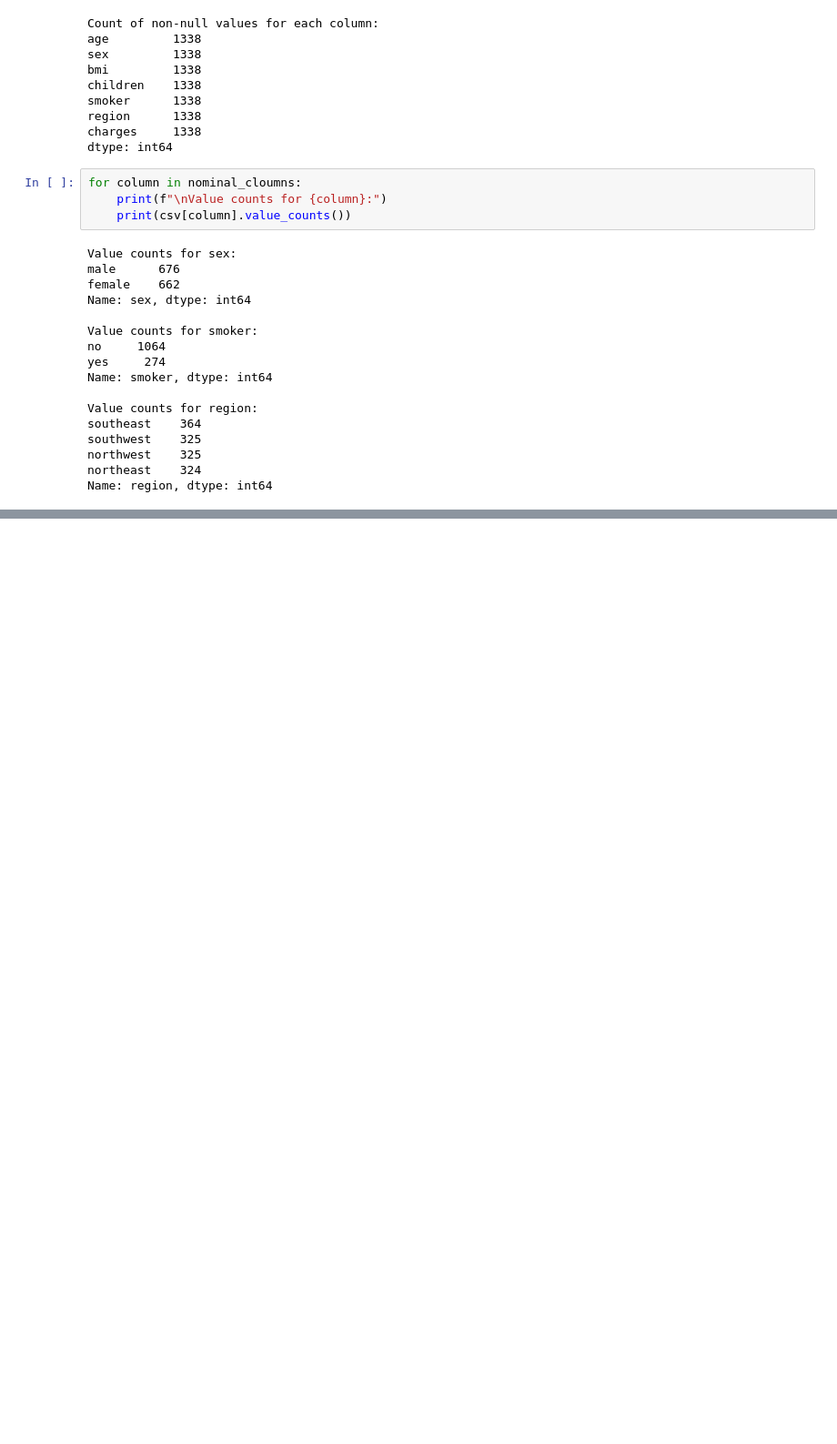
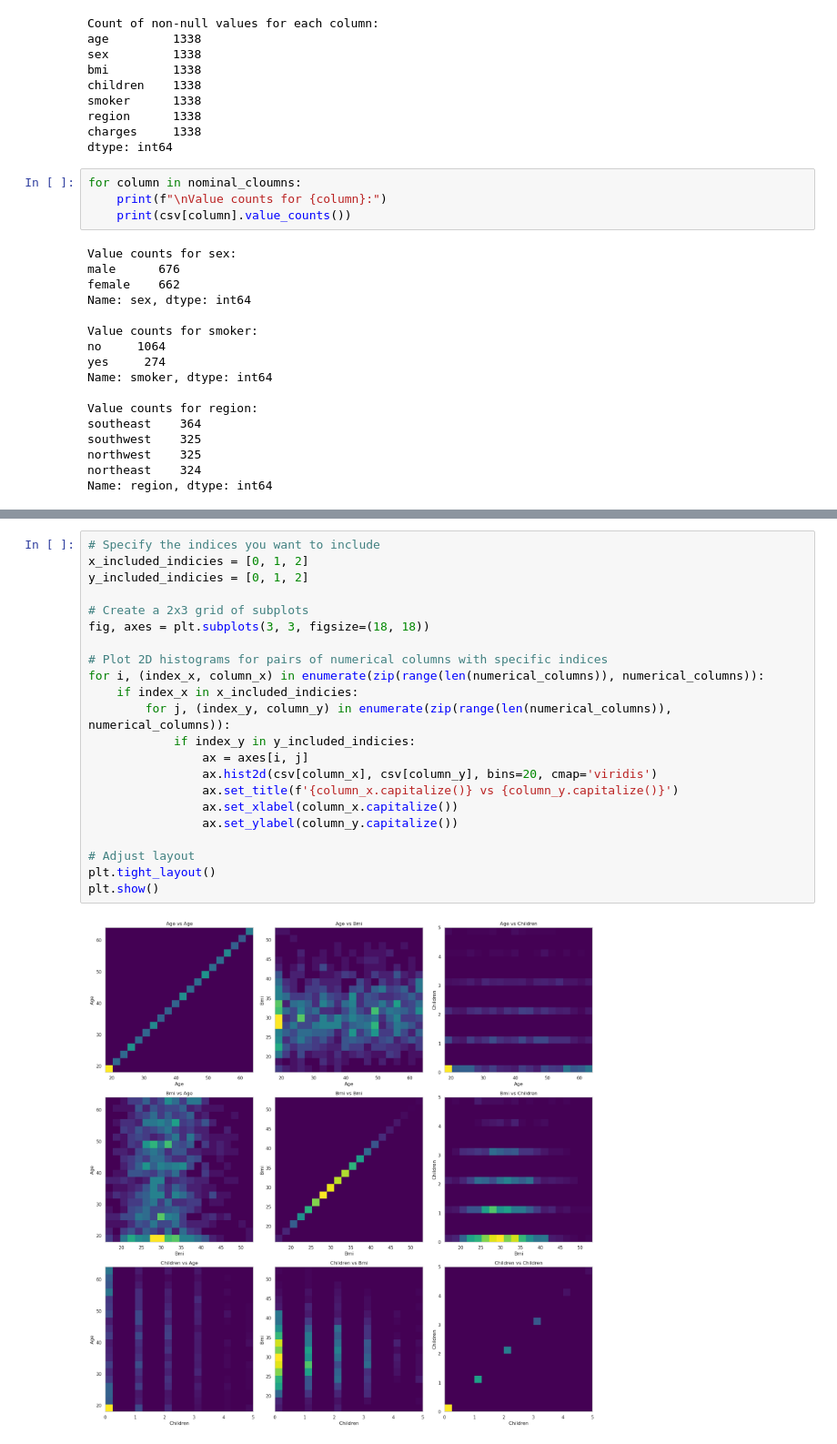
Before and after one commit to Arashjp8/data-mining-projects, a Jupyter notebook: #1/DataMiningProject1.ipynb, the cells around one changed output, grey strips where cells are left out. Shown: that part at 91% size. Drawn from its saved outputs; the diff is of its cells as text; blank space fills up the shorter version.

```diff
--- a/#1/DataMiningProject1.ipynb
+++ b/#1/DataMiningProject1.ipynb
@@ -109,0 +135,24 @@ Correlation matrix for our numeric data:
+# %%
+# Specify the indices you want to include
+x_included_indicies = [0, 1, 2]
+y_included_indicies = [0, 1, 2]
+
+# Create a 2x3 grid of subplots
+fig, axes = plt.subplots(3, 3, figsize=(18, 18))
+
+# Plot 2D histograms for pairs of numerical columns with specific indices
+for i, (index_x, column_x) in enumerate(zip(range(len(numerical_columns)), numerical_columns)):
+    if index_x in x_included_indicies:
+        for j, (index_y, column_y) in enumerate(zip(range(len(numerical_columns)), numerical_columns)):
+            if index_y in y_included_indicies:
+                ax = axes[i, j]
+                ax.hist2d(csv[column_x], csv[column_y], bins=20, cmap='viridis')
+                ax.set_title(f'{column_x.capitalize()} vs {column_y.capitalize()}')
+                ax.set_xlabel(column_x.capitalize())
+                ax.set_ylabel(column_y.capitalize())
+
+# Adjust layout
+plt.tight_layout()
+plt.show()
+# %% [output]
+[figure, added]
```
Also changed, not shown: parts of 4 cells of this notebook.
